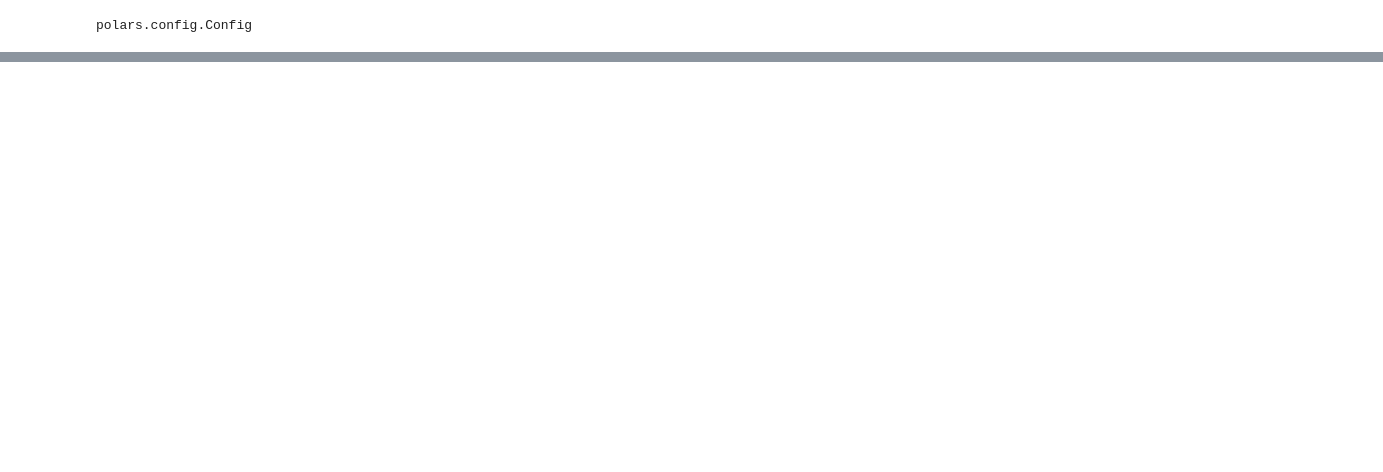
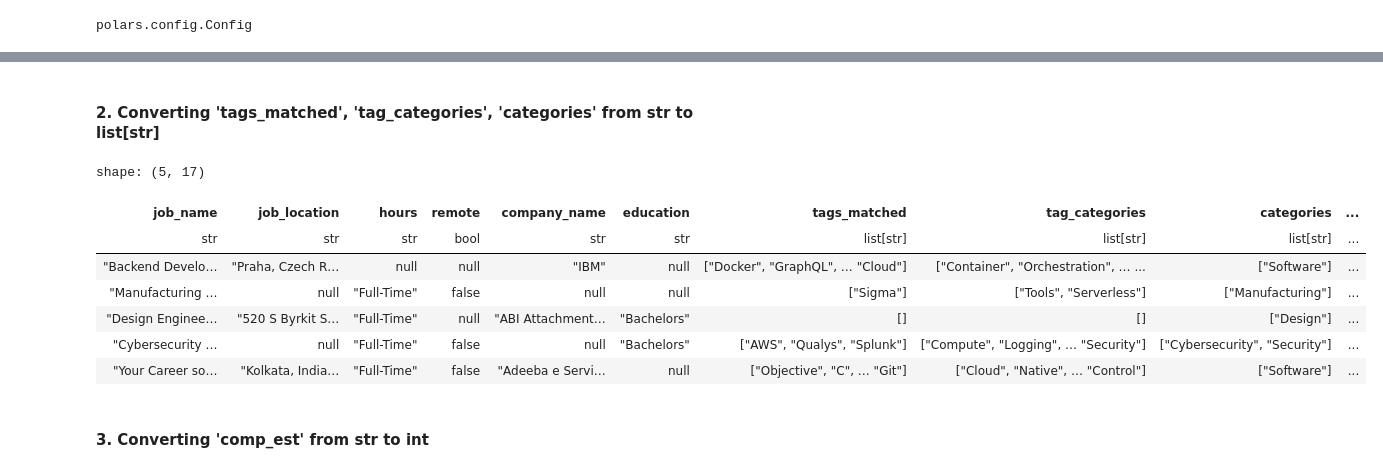
Before and after one commit to anopsy/sourcestack, a Jupyter notebook: data/explore.ipynb, the cells around one changed output, grey strips where cells are left out. Cells and saved outputs as stored; diff of their text form; code cells hidden in the pictures; blank space fills up the shorter version.

```diff
--- a/data/explore.ipynb
+++ b/data/explore.ipynb
@@ -75,3 +133,3 @@ shape: (3, 16)
 # %%
-oldss_df = old_df1.with_columns(pl.col('job_published_at', 'last_indexed').str.to_datetime().cast(pl.Date))
+whole_df = whole_df.with_columns(pl.col('job_published_at', 'last_indexed').str.to_datetime().cast(pl.Date))
 # %%
@@ -101,2 +146,4 @@ shape: (5, 16)
+# %% [markdown]
+#### 2. Converting 'tags_matched', 'tag_categories', 'categories' from str to list[str]
 # %%
 import polars.selectors as cs
@@ -106,0 +150,25 @@ string_data_new = newss_df.select(cs.string(include_categorical=True))
+# %%
+def string_to_nested(df, cols):
+    '''
+    takes a df and list of columns that contain strings with lists
+    and turns them into nested datatype List
+    '''
+    for col in cols:
+        df = df.with_columns(pl.col(col).str.extract_all(r'\w+').cast(pl.List(pl.String)))
+    return df
+# %%
+cols_to_change = ['tags_matched', 'tag_categories', 'categories']
+whole_df = string_to_nested(whole_df, cols_to_change)
+# %%
+whole_df.head()
+# %% [output]
+shape: (5, 17)
+| job_name | job_location | hours | remote | company_name | education | tags_matched | tag_categories | categories | ... |
+| str | str | str | bool | str | str | list[str] | list[str] | list[str] | ... |
+| "Backend Develo… | "Praha, Czech R… | null | null | "IBM" | null | ["Docker", "GraphQL", … "Cloud"] | ["Container", "Orchestration", … ... | ["Software"] | ... |
+| "Manufacturing … | null | "Full-Time" | false | null | null | ["Sigma"] | ["Tools", "Serverless"] | ["Manufacturing"] | ... |
+| "Design Enginee… | "520 S Byrkit S… | "Full-Time" | null | "ABI Attachment… | "Bachelors" | [] | [] | ["Design"] | ... |
+| "Cybersecurity … | null | "Full-Time" | false | null | "Bachelors" | ["AWS", "Qualys", "Splunk"] | ["Compute", "Logging", … "Security"] | ["Cybersecurity", "Security"] | ... |
+| "Your Career so… | "Kolkata, India… | "Full-Time" | false | "Adeeba e Servi… | null | ["Objective", "C", … "Git"] | ["Cloud", "Native", … "Control"] | ["Software"] | ... |
+# %% [markdown]
+#### 3. Converting 'comp_est' from str to int
```
Also changed, not shown: parts of 48 cells of this notebook.
